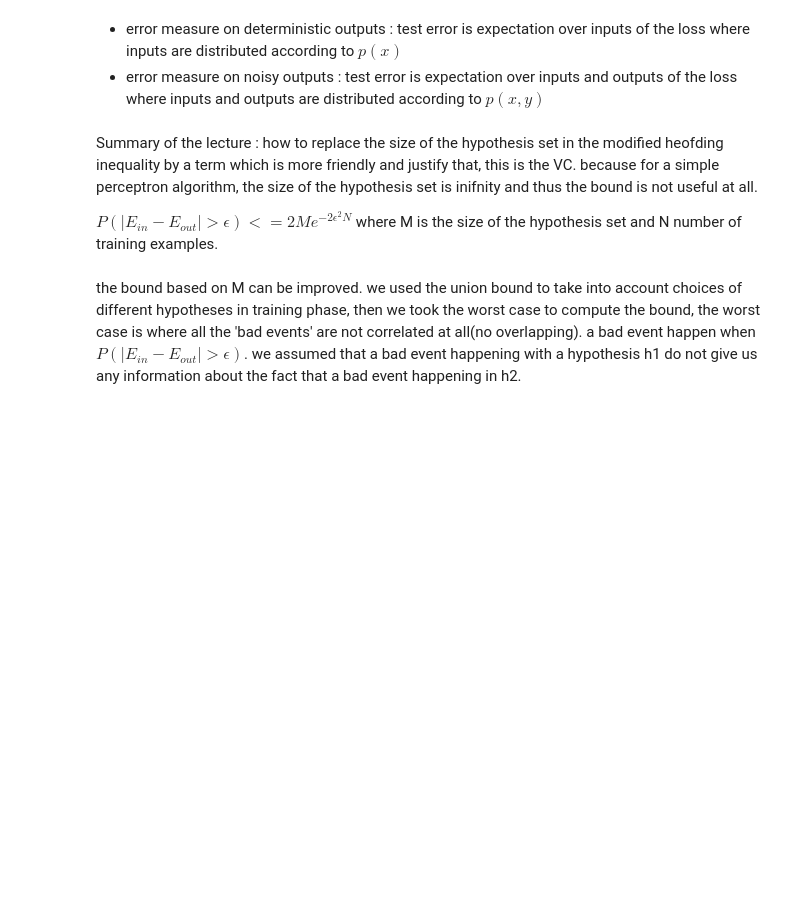
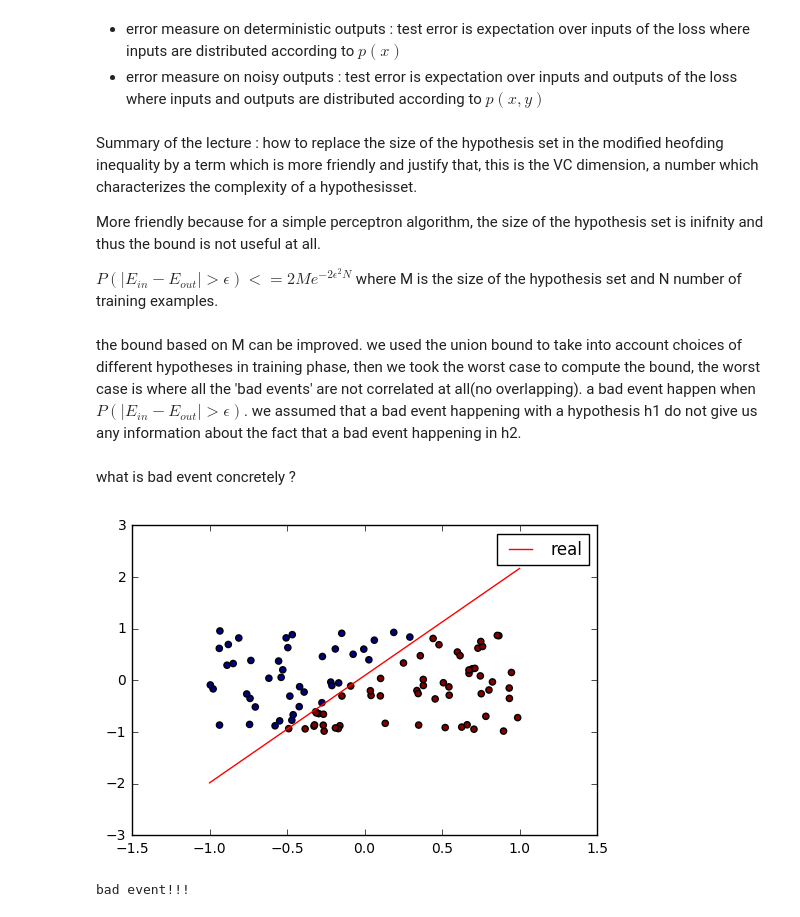
Before and after one commit to mehdidc/caltech, a Jupyter notebook: lecture5-training-versus-testing.ipynb, the cells around one changed output. Saved outputs shown, nothing was run; the diff lists cells and outputs as text; code cells hidden in the pictures; blank space fills up the shorter version.

```diff
--- a/lecture5-training-versus-testing.ipynb
+++ b/lecture5-training-versus-testing.ipynb
@@ -2,7 +2,9 @@
 * error measure on deterministic outputs : test error is expectation over inputs of the loss where inputs are distributed according to $p(x)$
 * error measure on noisy outputs : test error is expectation over inputs and outputs of the loss where inputs and outputs are distributed according to $p(x, y)$
 # %% [markdown]
-Summary of the lecture : how to replace the size of the hypothesis set in the modified heofding inequality by a term which is more friendly and justify that, this is the VC. because for a simple perceptron algorithm,
+Summary of the lecture : how to replace the size of the hypothesis set in the modified heofding inequality by a term which is more friendly and justify that, this is the VC dimension, a number which characterizes the complexity of a hypothesisset.
+
+More friendly because for a simple perceptron algorithm,
 the size of the hypothesis set is inifnity and thus the bound is not useful at all.
 
 $P(|E_{in} - E_{out}| > \epsilon) <= 2M e^{-2\epsilon^2 N}$ where M is the size of the hypothesis set and N number of training
@@ -11,3 +13,5 @@ examples.
 the bound based on M can be improved.
 we used the union bound to take into account  choices of different hypotheses in training phase, then we took
 the worst case to compute the bound, the worst  case is where all the 'bad events' are not correlated at all(no overlapping). a bad event happen when $P(|E_{in} - E_{out}| > \epsilon)$.  we assumed that a bad event happening with a hypothesis h1 do not give us any information about the fact that a bad event happening in h2.
+# %% [markdown]
+what is bad event concretely ?
@@ -13,0 +68,52 @@ the worst case to compute the bound, the worst  case is where all the 'bad event
+# %%
+a, b, c = generate_line()
+X_test, y_test = generate((a, b, c), nb=10000)
+eps = 0.01#
+bad = 0
+bad_stats = defaultdict(int)
+nb_runs = defaultdict(int)
+max_deg = 10
+for _ in range(1000):
+
+    deg = np.random.randint(1, max_deg) #more bad events if big deg
+    nb = 100 # more bad events if nb is small
+
+    X, y = generate((a, b, c), nb=nb) # more bad events if small nb of training examples (nb=10)
+    #y[0:10] = -y[0:10]
+    display.clear_output(wait=True)
+    fig = plt.figure()
+
+    plt.scatter(X[:, 0], X[:, 1], c=y)
+
+    x1, x2 = -1, 1
+    y1, y2 = get_line_y(x1, x2, a, b, c)
+    plt.plot([x1, x2], [y1, y2], c='red', label='real')
+
+    x1, x2 = -1, 1
+
+    X = augment(X, deg=deg)
+    w = linreg_np(X, y)
+    y1, y2 = get_line_y(x1, x2, a_estim, b_estim, c_estim)
+    pred_fn = lambda X: (np.dot(augment(X, deg=deg), w)>0)*2-1
+    #plot_boundary(pred_fn, -1, 1, -1, 1, 0.002)
+
+    plt.legend()
+
+    y_pred = (np.dot(X, w)>0) * 2 - 1
+    E_in = (y_pred != y).mean()
+
+    y_pred = (np.dot(augment(X_test, deg=deg), w)>0) * 2 - 1
+    E_out = (y_pred != y_test).mean()
+
+    display.display(plt.gcf())
+    plt.close(fig)
+
+    if np.abs(E_in - E_out) > eps:
+        bad_stats[(deg, nb)] += 1
+        print('bad event!!!')
+    else:
+        print('good event.')
+    nb_runs[(deg, nb)] += 1
+# %% [output]
+[figure, added]
+bad event!!!
```
Also changed, not shown: parts of 4 cells of this notebook.
